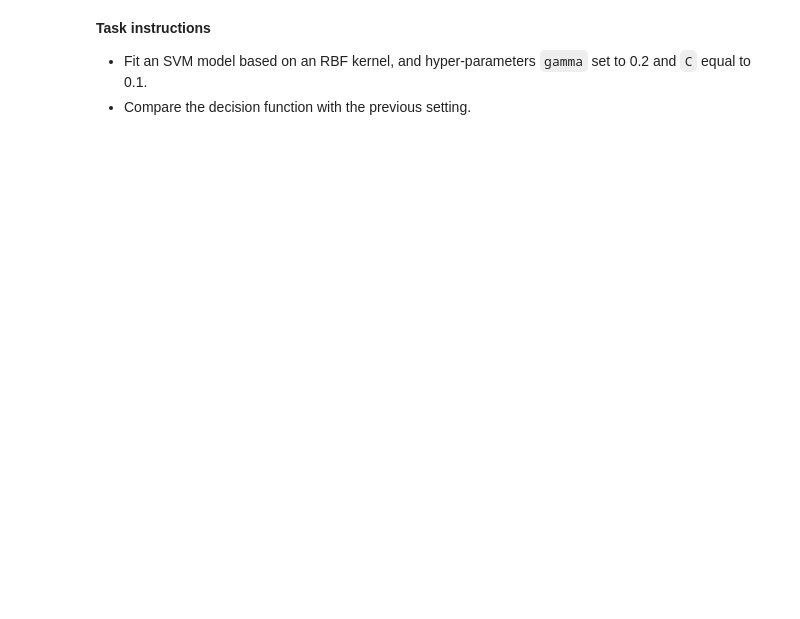
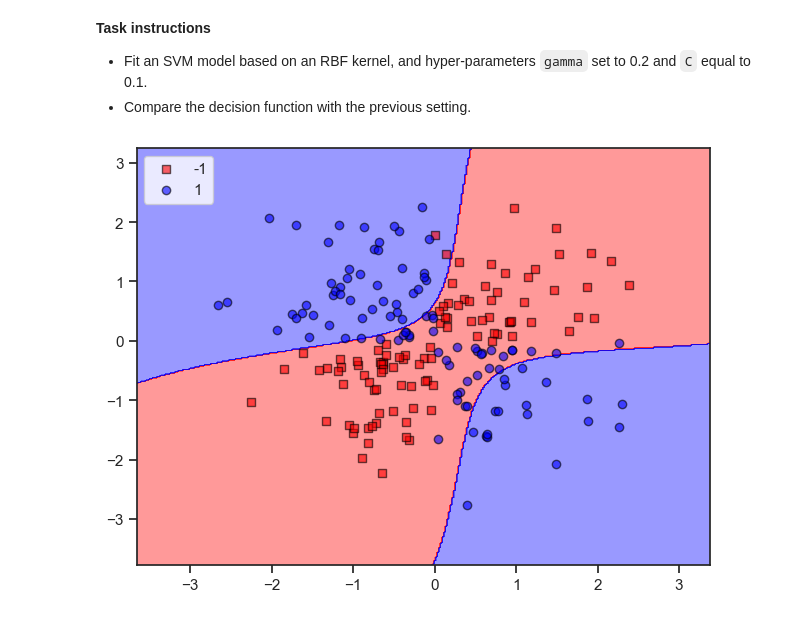
Before and after one commit to onlybuzy/Homework_VA_25, a Jupyter notebook: Classification.ipynb, the cells around one changed output. Cells and saved outputs as stored; diff of their text form; code cells hidden in the pictures; blank space fills up the shorter version.

```diff
--- a/Classification.ipynb
+++ b/Classification.ipynb
@@ -467,0 +464,10 @@ plt.show()
+# %%
+svm = SVC(C=0.1, kernel='rbf', gamma=0.2, random_state=0)
+svm.fit(X_xor, y_xor)
+plot_decision_regions(X_xor, y_xor, classifier=svm)
+
+plt.legend(loc='upper left')
+plt.tight_layout()
+plt.show()
+# %% [output]
+[figure, added]
```
Also changed, not shown: parts of 10 cells of this notebook.
